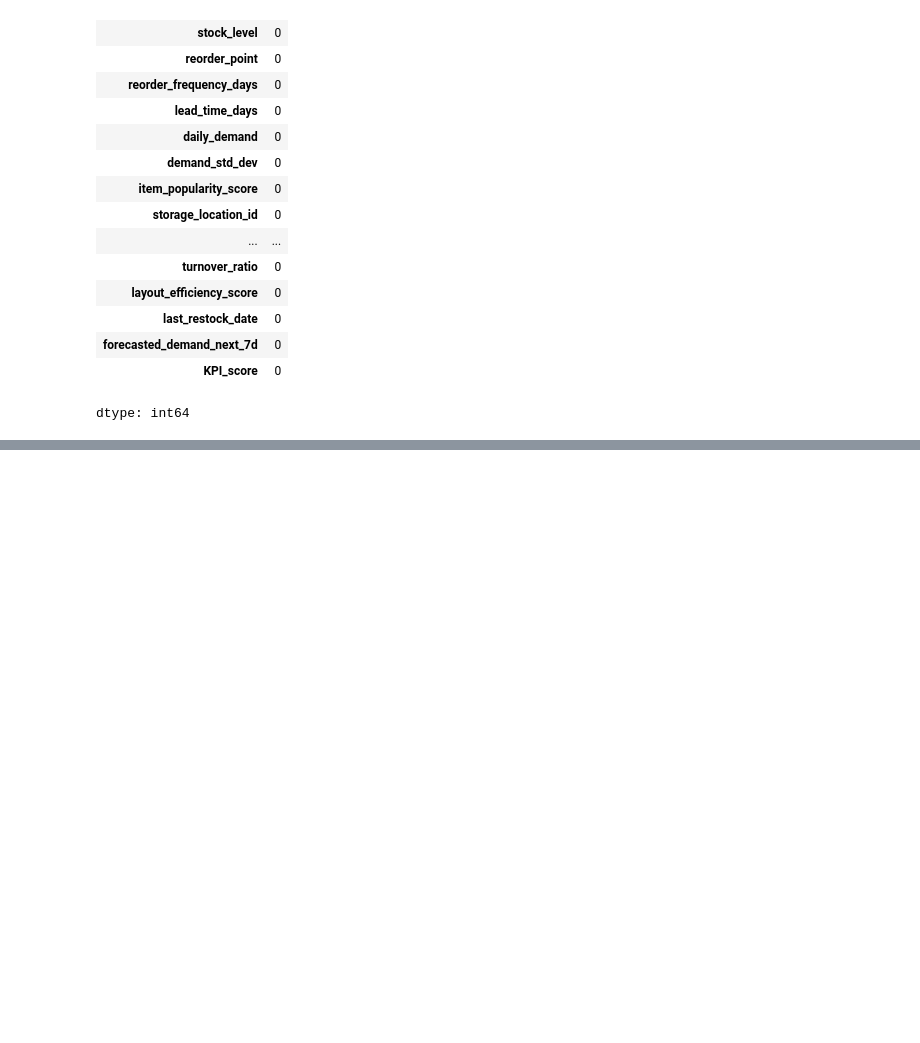
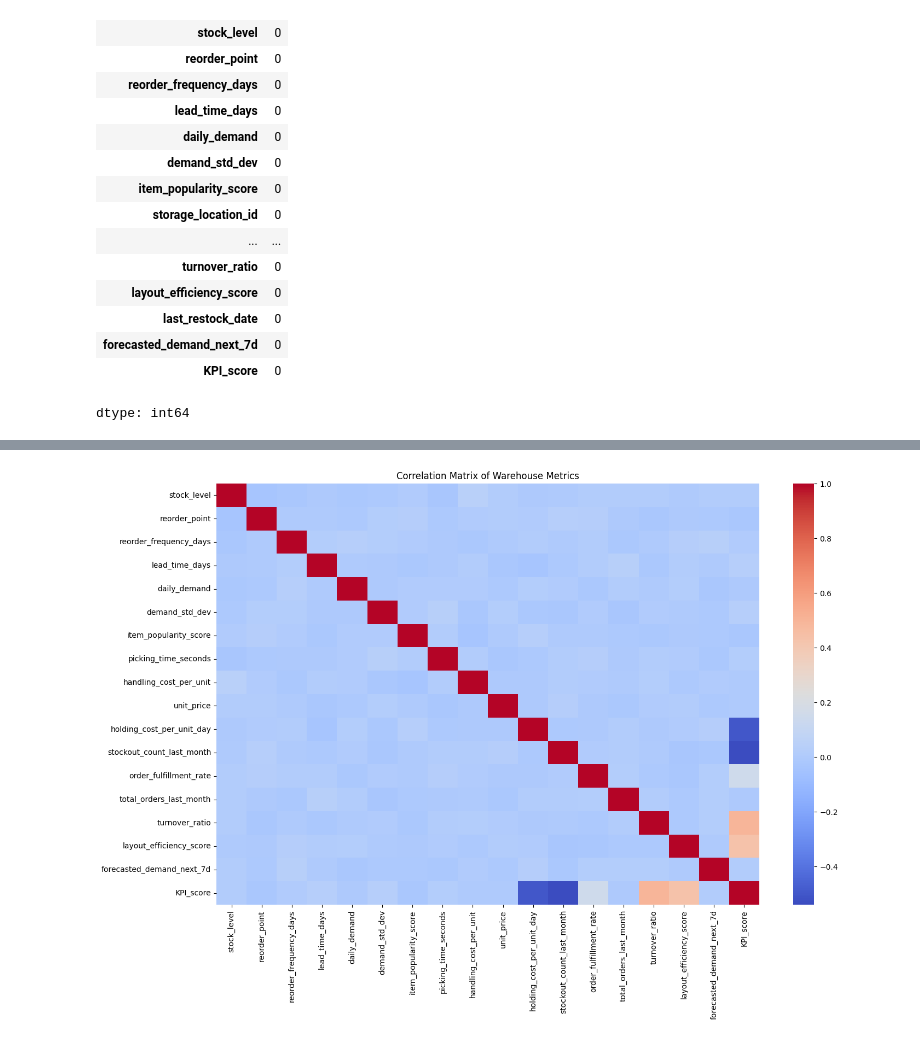
Before and after one commit to VUT-BA-3-2-Project-2025/Team-force, a Jupyter notebook: Team_Force_Final.ipynb, the cells around one changed output, grey strips where cells are left out. Saved outputs shown, nothing was run; the diff lists cells and outputs as text; code cells hidden in the pictures; blank space fills up the shorter version.

```diff
--- a/Team_Force_Final.ipynb
+++ b/Team_Force_Final.ipynb
@@ -224,0 +129,9 @@ plt.show()
+# %%
+# # Visualization 2: Correlation Heatmap to see relationships between variables
+plt.figure(figsize=(16, 10))
+numeric_cols = logistics_df.select_dtypes(include=np.number).columns
+sns.heatmap(logistics_df[numeric_cols].corr(), cmap='coolwarm')
+plt.title('Correlation Matrix of Warehouse Metrics')
+plt.show()
+# %% [output]
+[figure, added]
```
Also changed, not shown: parts of 19 cells of this notebook.
